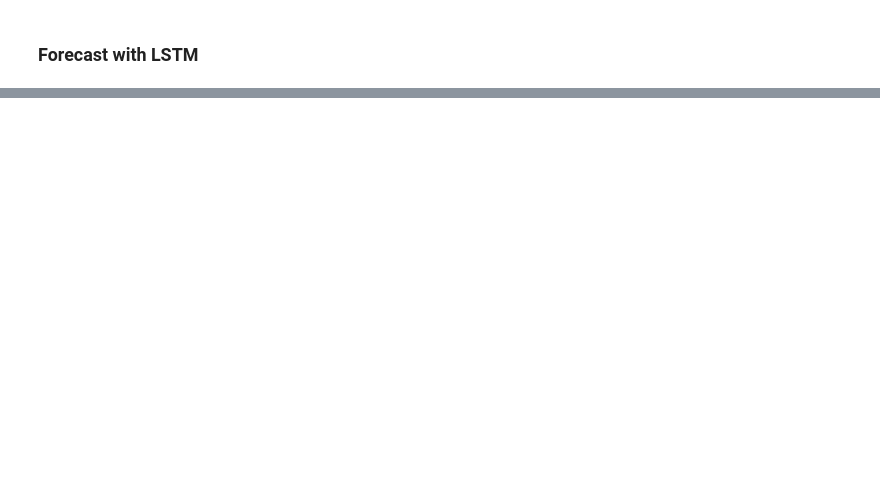
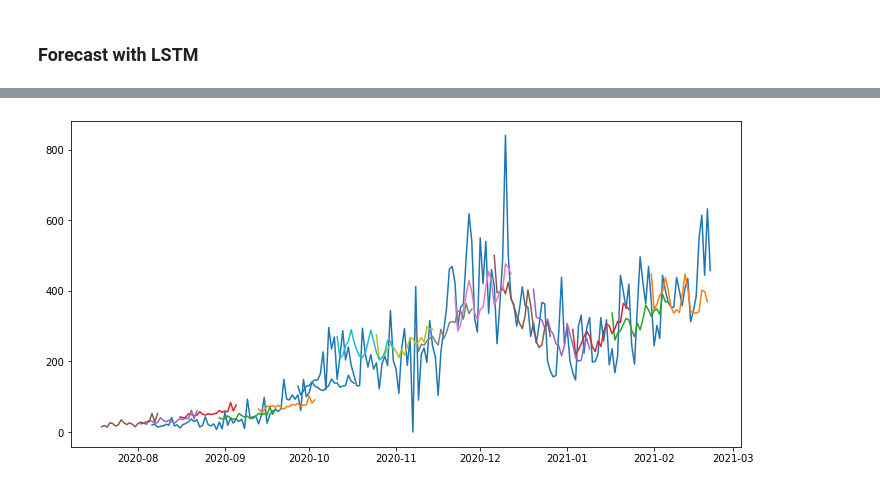
Before and after one commit to air-denys/covid19-forecasting, a Jupyter notebook: covid_forecast.ipynb, the cells around one changed output, grey strips where cells are left out. Cells and saved outputs as stored; diff of their text form; code cells hidden in the pictures; blank space fills up the shorter version.

```diff
--- a/covid_forecast.ipynb
+++ b/covid_forecast.ipynb
@@ -271,12 +271,12 @@ def gen_features(data, lag = 7):
         y.append(data[i + lag])
     return np.array(X), np.array(y)
 
-def gen_features_vector(data, lag = 7, predict = 7):
+def gen_features_vector(data, lag = 7, predict_days = 7):
     X = []
     y = []
-    for i in range(len(data) - lag - predict):
+    for i in range(len(data) - lag - predict_days):
         X.append(data[i : i + lag])
-        y.append(data[i + lag : i + lag + predict])
+        y.append(data[i + lag : i + lag + predict_days])
     return np.array(X), np.array(y)
 # %%
 # Vector output
@@ -293,13 +293,22 @@ print('Shape X : {}\nShape y : {}'.format(train_X.shape, train_y.shape))
 train_X = np.reshape(train_X, (train_X.shape[0], train_X.shape[1], 1))
 print('Shape X : {}\nShape y : {}'.format(train_X.shape, train_y.shape))
 
-units = 256
+units = 128
 num_epoch = 10
 
 
 model = keras.Sequential()
-model.add(layers.LSTM(units, input_shape=(train_X.shape[1], 1)))
-#model.add(layers.LSTM(units))
+
+# model 1 layer
+#model.add(layers.LSTM(units, input_shape=(train_X.shape[1], 1)))
+
+# model 2 layers
+model.add(layers.LSTM(units, return_sequences=True, input_shape=(train_X.shape[1], 1)))
+model.add(layers.LSTM(units))
+
+# model bidirectional 1 layer
+#model.add(layers.Bidirectional(layers.LSTM(units, input_shape=(train_X.shape[1], 1))))
+
 model.add(layers.Dense(predict_days, activation = 'linear'))
 model.compile(loss='mse', optimizer='adam', metrics=['mae'])
 
@@ -326,0 +336,14 @@ Epoch 10/10
+# %%
+q_length = 200
+q_step = 14
+
+predict_train = scaler.inverse_transform(model.predict(train_X))
+
+plt.figure(figsize=(12,6))
+plt.plot(train[country][-q_length:])
+for i in range(1,q_length,q_step):
+    plt.plot(train.index[-predict_days-i:-i], predict_train[-i,:])
+#plt.legend(['Train', 'Predict'])
+plt.show()
+# %% [output]
+[figure, added]
```
Also changed, not shown: parts of 16 cells of this notebook.
